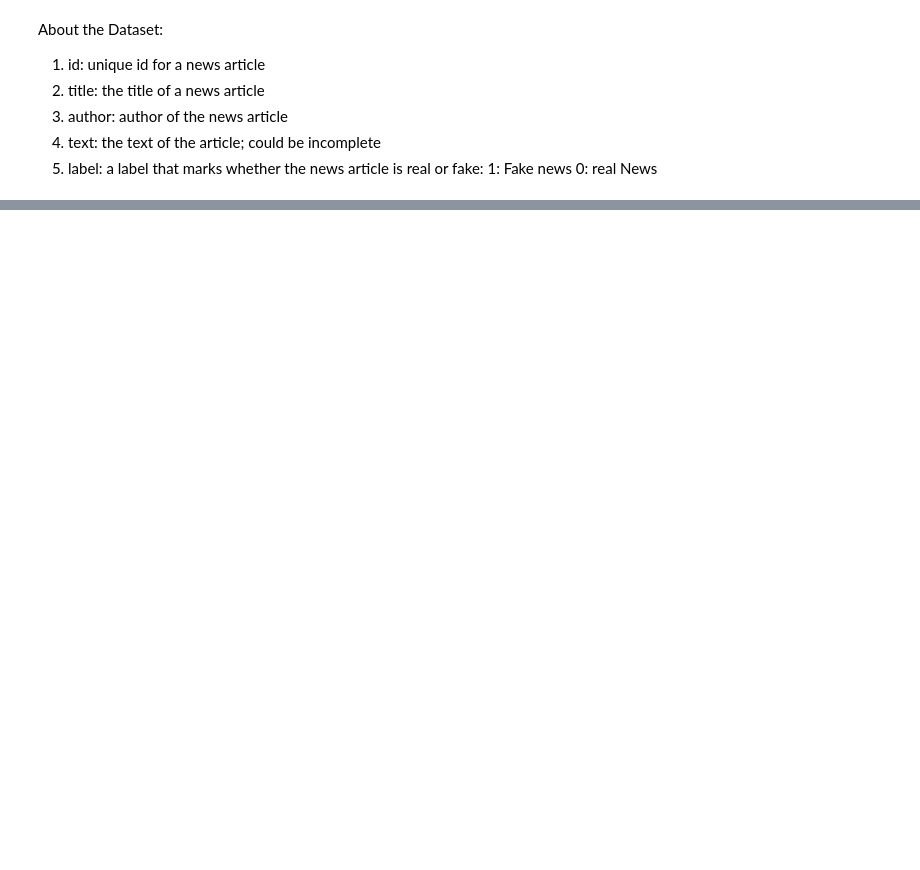
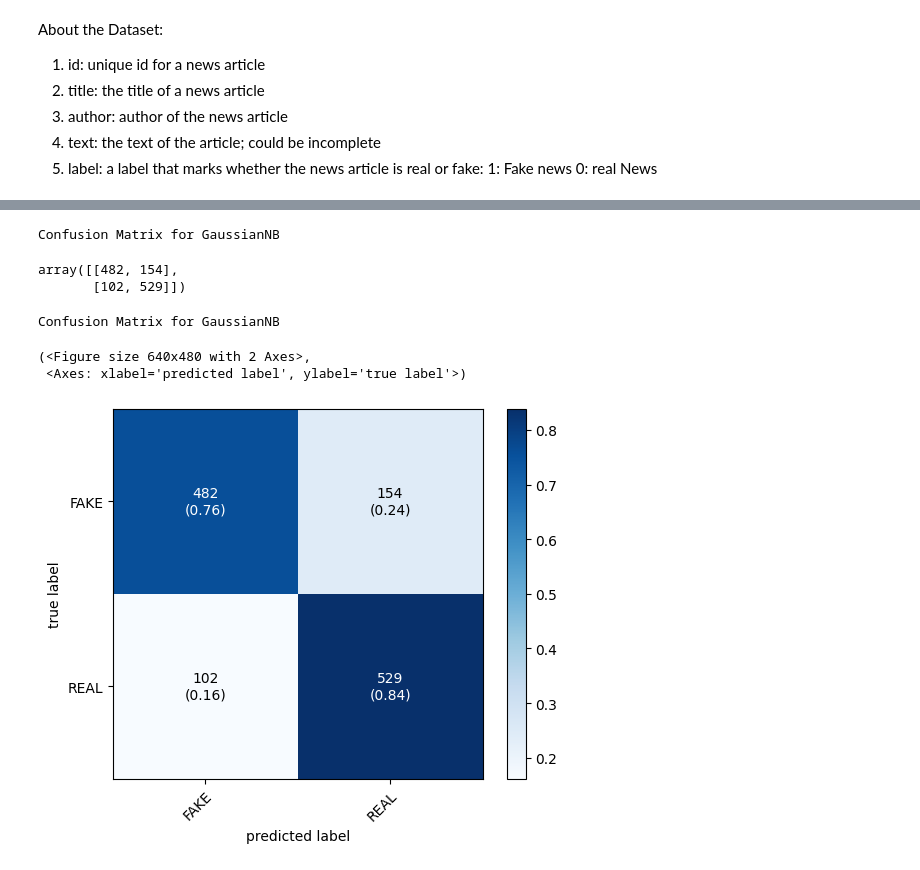
Before and after one commit to Eleutherian13/Machine-Learning-Projects-Collection-, a Jupyter notebook: FakeNewsPrediction/FakeNewsPrediction.ipynb, the cells around one changed output, grey strips where cells are left out. Cells and saved outputs as stored; diff of their text form; code cells hidden in the pictures; blank space fills up the shorter version.

```diff
--- a/FakeNewsPrediction/FakeNewsPrediction.ipynb
+++ b/FakeNewsPrediction/FakeNewsPrediction.ipynb
@@ -20,0 +196,17 @@ Requirement already satisfied: colorama in c:\users\manas\anaconda3\lib\site-pac
+# %%
+print('Confusion Matrix for GaussianNB')
+cm2
+# %% [output]
+Confusion Matrix for GaussianNB
+array([[482, 154],
+       [102, 529]])
+# %%
+print('Confusion Matrix for GaussianNB')
+plot_confusion_matrix(conf_mat=cm2,show_absolute=True,
+                                show_normed=True,
+                                colorbar=True,class_names=['FAKE','REAL'])
+# %% [output]
+Confusion Matrix for GaussianNB
+(<Figure size 640x480 with 2 Axes>,
+ <Axes: xlabel='predicted label', ylabel='true label'>)
+[figure, added]
```
Also changed, not shown: parts of 17 cells of this notebook, 2 other files.
